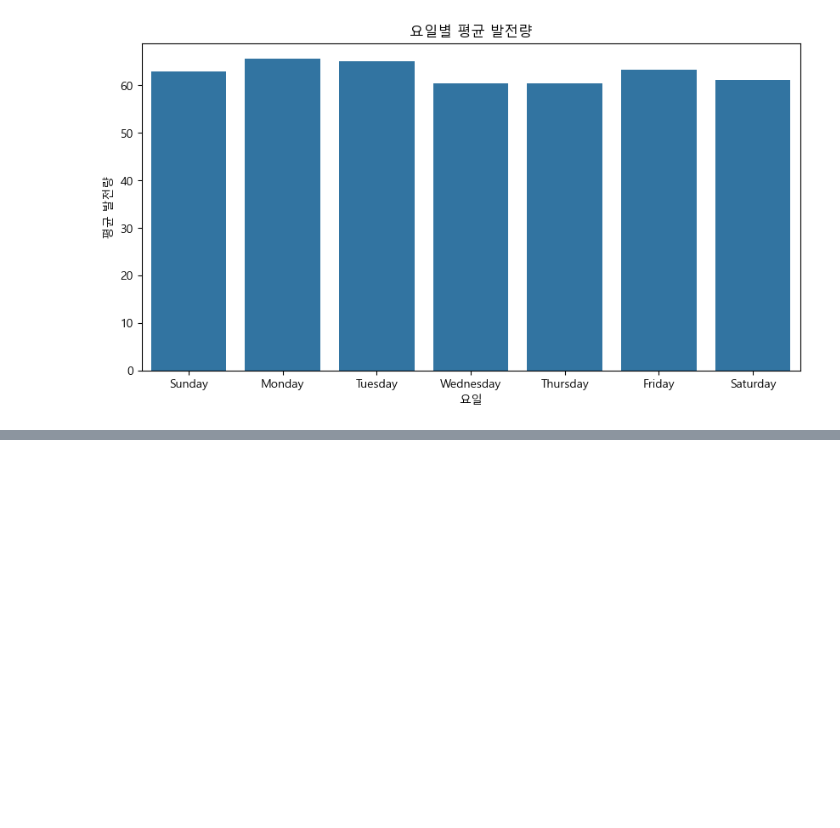
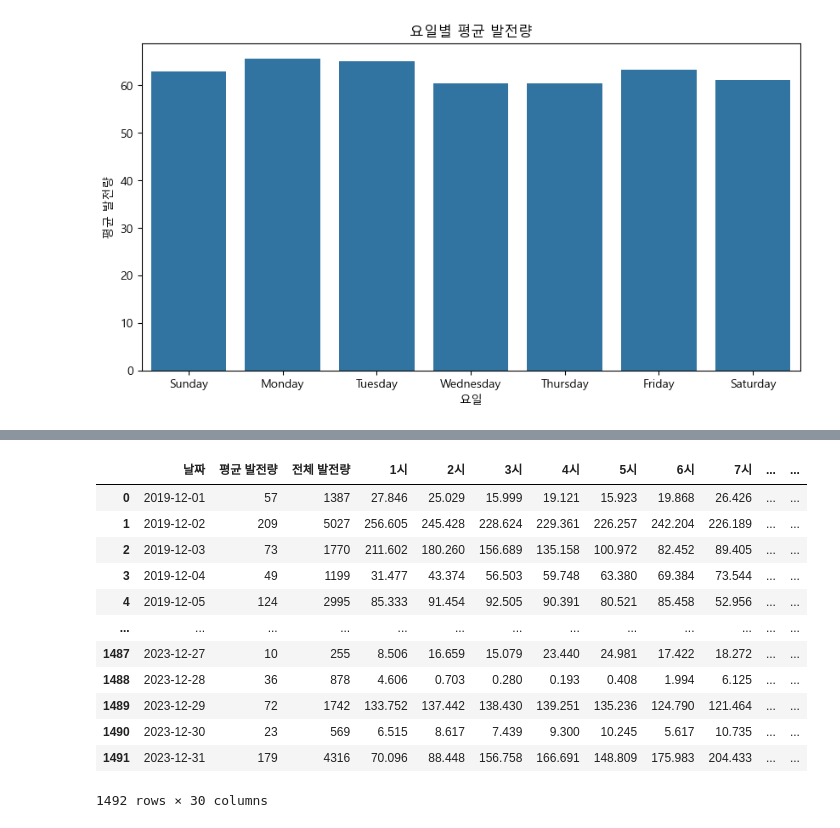
Before and after one commit to ta-ho/jeju-wind-power-forecast, a Jupyter notebook: preprocess.ipynb, the cells around one changed output, grey strips where cells are left out. Cells and saved outputs as stored; diff of their text form; code cells hidden in the pictures; blank space fills up the shorter version.

```diff
--- a/preprocess.ipynb
+++ b/preprocess.ipynb
@@ -142,0 +145,16 @@ plt.show()
+# %%
+df
+# %% [output]
+|  | 날짜 | 평균 발전량 | 전체 발전량 | 1시 | 2시 | 3시 | 4시 | 5시 | 6시 | 7시 | ... | ... |
+| 0 | 2019-12-01 | 57 | 1387 | 27.846 | 25.029 | 15.999 | 19.121 | 15.923 | 19.868 | 26.426 | ... | ... |
+| 1 | 2019-12-02 | 209 | 5027 | 256.605 | 245.428 | 228.624 | 229.361 | 226.257 | 242.204 | 226.189 | ... | ... |
+| 2 | 2019-12-03 | 73 | 1770 | 211.602 | 180.260 | 156.689 | 135.158 | 100.972 | 82.452 | 89.405 | ... | ... |
+| 3 | 2019-12-04 | 49 | 1199 | 31.477 | 43.374 | 56.503 | 59.748 | 63.380 | 69.384 | 73.544 | ... | ... |
+| 4 | 2019-12-05 | 124 | 2995 | 85.333 | 91.454 | 92.505 | 90.391 | 80.521 | 85.458 | 52.956 | ... | ... |
+| ... | ... | ... | ... | ... | ... | ... | ... | ... | ... | ... | ... | ... |
+| 1487 | 2023-12-27 | 10 | 255 | 8.506 | 16.659 | 15.079 | 23.440 | 24.981 | 17.422 | 18.272 | ... | ... |
+| 1488 | 2023-12-28 | 36 | 878 | 4.606 | 0.703 | 0.280 | 0.193 | 0.408 | 1.994 | 6.125 | ... | ... |
+| 1489 | 2023-12-29 | 72 | 1742 | 133.752 | 137.442 | 138.430 | 139.251 | 135.236 | 124.790 | 121.464 | ... | ... |
+| 1490 | 2023-12-30 | 23 | 569 | 6.515 | 8.617 | 7.439 | 9.300 | 10.245 | 5.617 | 10.735 | ... | ... |
+| 1491 | 2023-12-31 | 179 | 4316 | 70.096 | 88.448 | 156.758 | 166.691 | 148.809 | 175.983 | 204.433 | ... | ... |
+1492 rows × 30 columns
```
Also changed, not shown: parts of 7 cells of this notebook.
